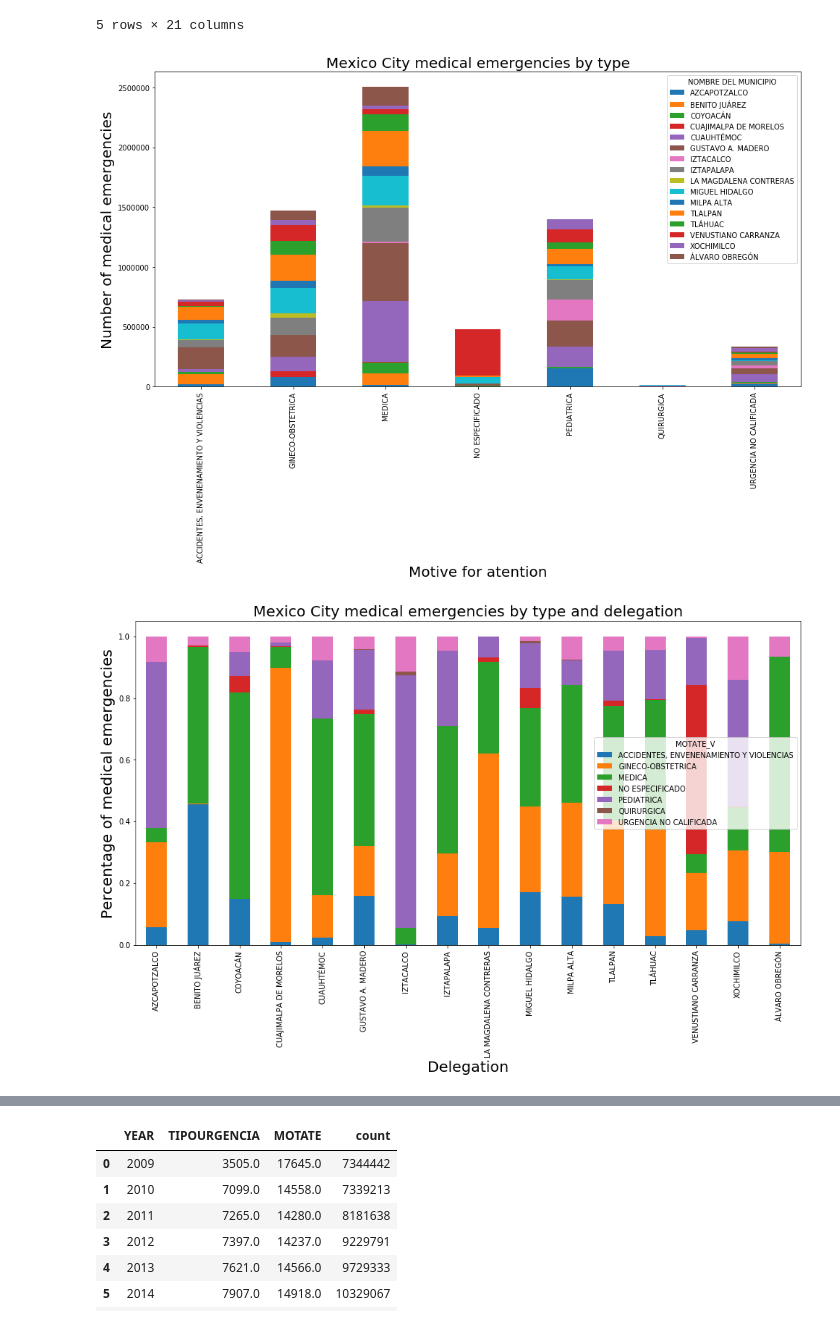
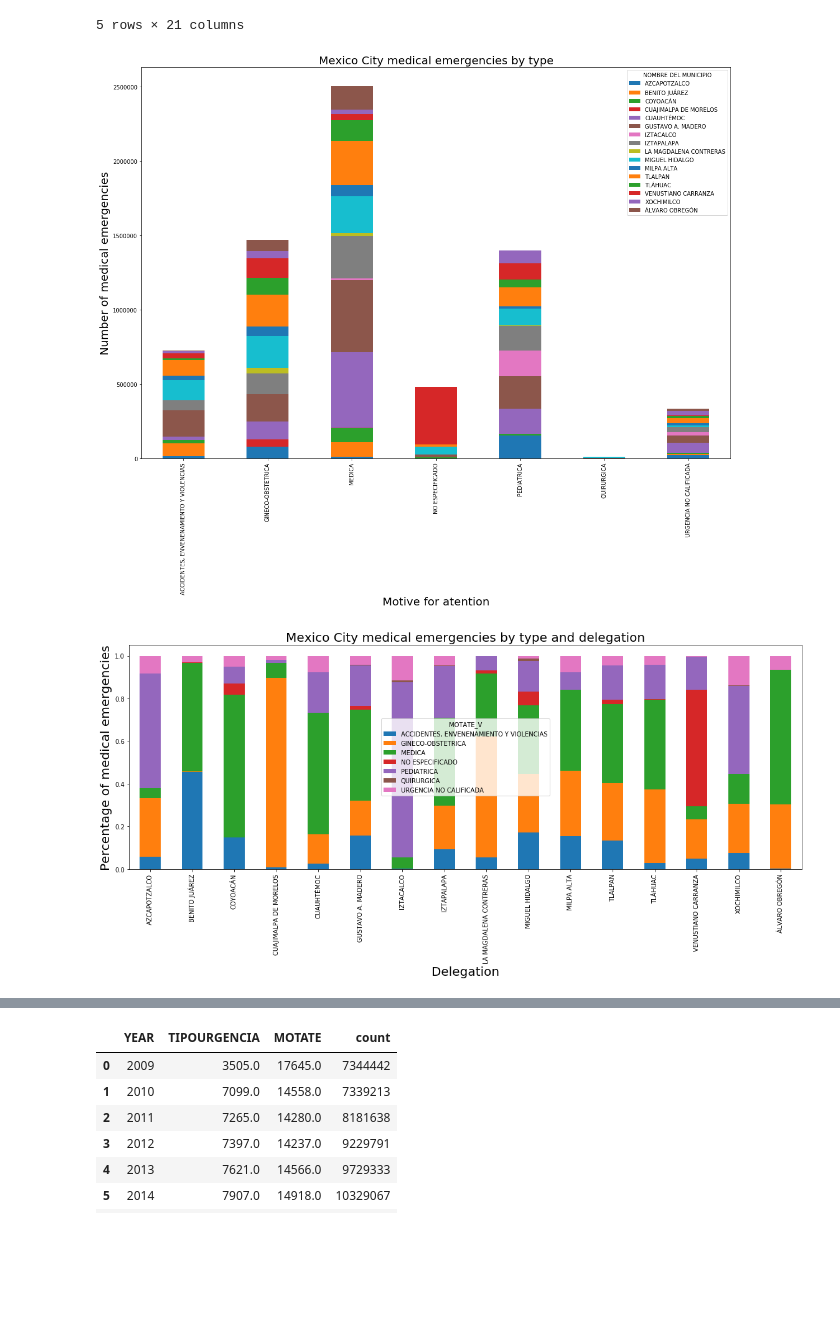
Before and after one commit to JoannePeel/healthcare-data-analysis, a Jupyter notebook: main.ipynb, the cells around one changed output, grey strips where cells are left out. Drawn from its saved outputs; the diff is of its cells as text; code cells hidden in the pictures; blank space fills up the shorter version.

```diff
--- a/main.ipynb
+++ b/main.ipynb
@@ -1003,14 +1008,15 @@ motate_tab = motate_tab.loc[["ACCIDENTES, ENVENENAMIENTO Y VIOLENCIAS", "GINECO-
 #motate_percent
 # %%
 
-motate_tab.plot.bar(stacked=True, figsize=(16, 8))
+motate_tab.plot.bar(stacked=True, figsize=(16, 14))
 plt.title("Mexico City medical emergencies by type").set_size(20)
 plt.ylabel("Number of medical emergencies").set_size(20)
 plt.xlabel("Motive for atention").set_size(20)
+plt.tight_layout()
 plt.savefig("figures/motate_del.png")
 plt.show()
 # %% [output]
-[figure, old version]
+[figure, new version]
 # %%
 tps = motate.pivot_table(values ="count", index = "NOMBRE DEL MUNICIPIO", columns = "MOTATE_V", aggfunc='sum')
 tps = tps[["ACCIDENTES, ENVENENAMIENTO Y VIOLENCIAS", "GINECO-OBSTETRICA", "MEDICA", "NO ESPECIFICADO", "PEDIATRICA", "QUIRURGICA", "URGENCIA NO CALIFICADA" ]]
@@ -1019,10 +1025,11 @@ tps.plot(kind='bar', stacked=True, figsize=(16, 8))
 plt.title("Mexico City medical emergencies by type and delegation").set_size(20)
 plt.ylabel("Percentage of medical emergencies").set_size(20)
 plt.xlabel("Delegation").set_size(20)
+plt.tight_layout()
 plt.savefig("figures/motate_percent.png")
 plt.show()
 # %% [output]
-[figure, old version]
+[figure, new version]
 # %%
 motate_gen= pd.DataFrame(merged.groupby(["MOTATE_V"])["count"].sum())
 motate_gen.sort_values("count", ascending=False)
```
Also changed, not shown: parts of 11 cells of this notebook, 14 other files.
